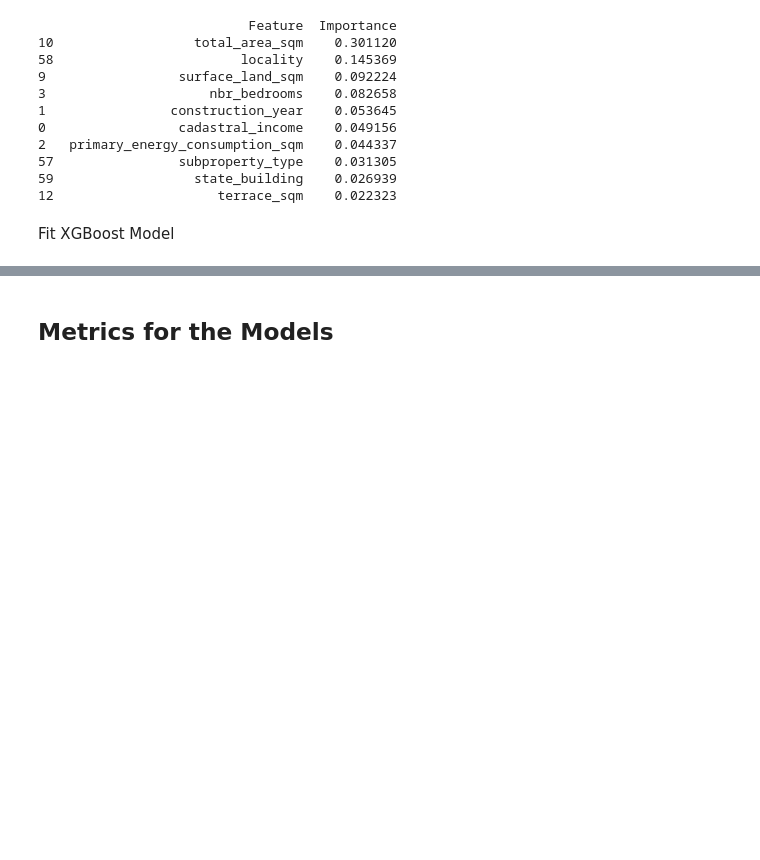
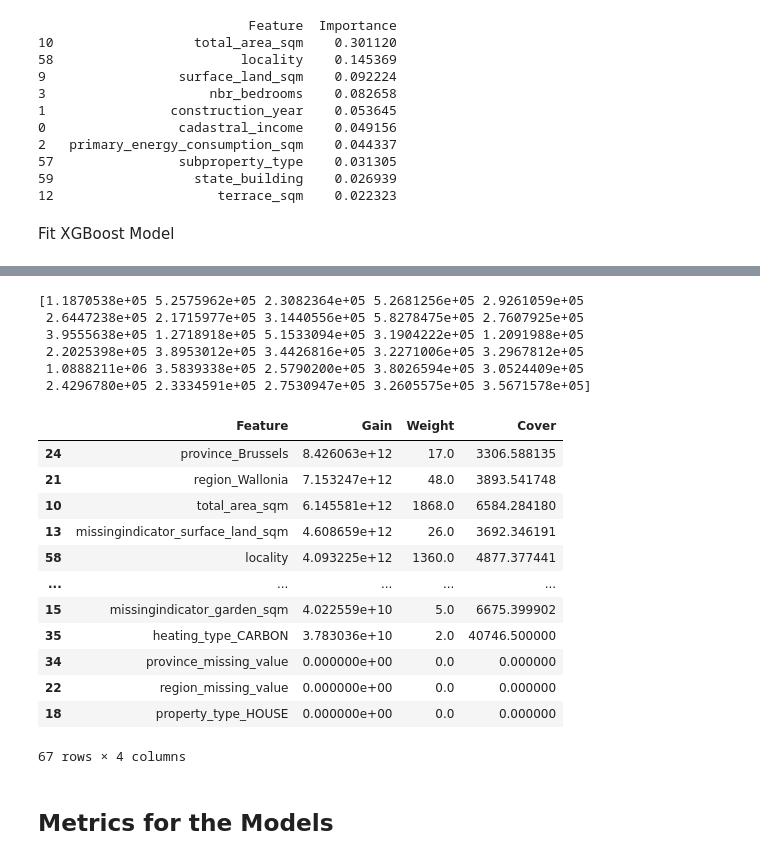
Before and after one commit to Lalovan/Real-estate-price-prediction-Regression, a Jupyter notebook: 01_Models.ipynb, the cells around one changed output, grey strips where cells are left out. Cells and saved outputs as stored; diff of their text form; code cells hidden in the pictures; blank space fills up the shorter version.

Commit message:
Fitting XGBoost Model and checking feature importance via weight,gain, cover

```diff
--- a/01_Models.ipynb
+++ b/01_Models.ipynb
@@ -362,6 +362,7 @@ preprocessor_forest_boost = ColumnTransformer([
 Wraping up Random Forest And XGBoost Models
 # %%
 from sklearn.ensemble import RandomForestRegressor
+import xgboost as xgb
 from xgboost import XGBRegressor
 
 forest_model = Pipeline(steps=[
@@ -377,7 +378,7 @@ xgboost_model = Pipeline(steps=[
     ("preprocess", preprocessor_forest_boost),
     ("model", XGBRegressor(
         n_estimators=300,
-        learning_rate=0.05,
+        learning_rate=0.1,
         max_depth=6,
         subsample=0.9,
         colsample_bytree=0.9
@@ -460,3 +483,71 @@ xgboost_model.fit(X_train,y_train)
+# %%
+# Quick prediction checks with Random Forest
+
+y_pred = xgboost_model.predict(X_test)
+print(y_pred[:30])
+# %% [output]
+[1.1870538e+05 5.2575962e+05 2.3082364e+05 5.2681256e+05 2.9261059e+05
+ 2.6447238e+05 2.1715977e+05 3.1440556e+05 5.8278475e+05 2.7607925e+05
+ 3.9555638e+05 1.2718918e+05 5.1533094e+05 3.1904222e+05 1.2091988e+05
+ 2.2025398e+05 3.8953012e+05 3.4426816e+05 3.2271006e+05 3.2967812e+05
+ 1.0888211e+06 3.5839338e+05 2.5790200e+05 3.8026594e+05 3.0524409e+05
+ 2.4296780e+05 2.3334591e+05 2.7530947e+05 3.2605575e+05 3.5671578e+05]
+# %%
+# Checking features importance
+# split count (weight) - based on how many times it appears in a tree across all trees) - can be biased towards features with many categories
+# gain - how much a feature actually improves the model at each split (reduction in learning loss)
+# cover - the total number of training samples that go through splits using this feature
+
+# Getting the feature names back
+preprocessor = xgboost_model.named_steps["preprocess"]
+feature_names = get_column_names(preprocessor)
+
+booster = xgboost_model.named_steps["model"].get_booster() # This is where the booster is stored
+
+importance_gain = booster.get_score(importance_type='gain')
+
+df_gain = (
+    pd.DataFrame(list(importance_gain.items()), columns=['Feature', 'Gain'])
+    .sort_values('Gain', ascending=False)
+)
+
+# Extracting importance metrics
+importance_gain = booster.get_score(importance_type='gain')
+importance_weight = booster.get_score(importance_type='weight')
+importance_cover = booster.get_score(importance_type='cover')
+
+# Map "f0", "f1" etc to actual feature names
+importance_gain_named = {feature_names[int(k[1:])]: v for k, v in importance_gain.items()}
+importance_weight_named = {feature_names[int(k[1:])]: v for k, v in importance_weight.items()}
+importance_cover_named = {feature_names[int(k[1:])]: v for k, v in importance_cover.items()}
+
+all_features = feature_names
+
+df_importance = pd.DataFrame({
+    'Feature': all_features,
+    'Gain': [importance_gain_named.get(f, 0) for f in all_features],
+    'Weight': [importance_weight_named.get(f, 0) for f in all_features],
+    'Cover': [importance_cover_named.get(f, 0) for f in all_features]
+})
+
+# Optional: sort by Gain descending
+df_importance = df_importance.sort_values(by='Gain', ascending=False)
+
+df_importance
+# %% [output]
+|  | Feature | Gain | Weight | Cover |
+| 24 | province_Brussels | 8.426063e+12 | 17.0 | 3306.588135 |
+| 21 | region_Wallonia | 7.153247e+12 | 48.0 | 3893.541748 |
+| 10 | total_area_sqm | 6.145581e+12 | 1868.0 | 6584.284180 |
+| 13 | missingindicator_surface_land_sqm | 4.608659e+12 | 26.0 | 3692.346191 |
+| 58 | locality | 4.093225e+12 | 1360.0 | 4877.377441 |
+| ... | ... | ... | ... | ... |
+| 15 | missingindicator_garden_sqm | 4.022559e+10 | 5.0 | 6675.399902 |
+| 35 | heating_type_CARBON | 3.783036e+10 | 2.0 | 40746.500000 |
+| 34 | province_missing_value | 0.000000e+00 | 0.0 | 0.000000 |
+| 22 | region_missing_value | 0.000000e+00 | 0.0 | 0.000000 |
+| 18 | property_type_HOUSE | 0.000000e+00 | 0.0 | 0.000000 |
+67 rows × 4 columns
 # %% [markdown]
 ## Metrics for the Models ##
 # %%
```
Also changed, not shown: parts of 3 cells of this notebook.
